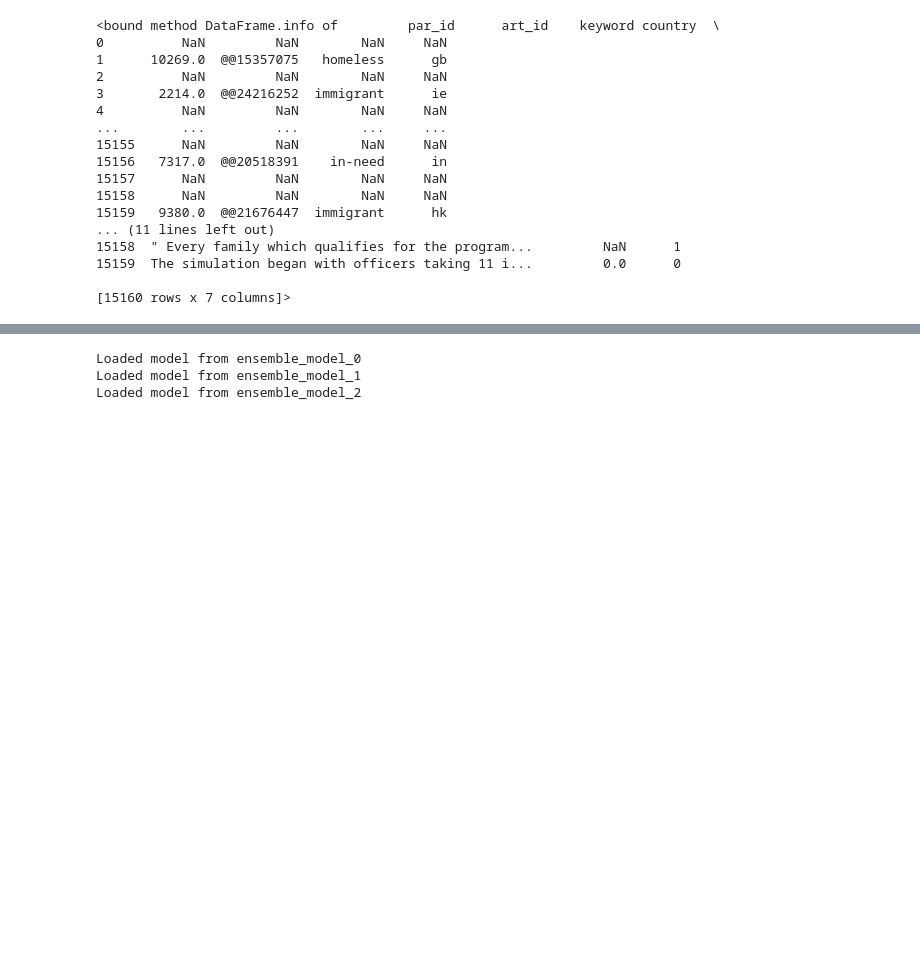
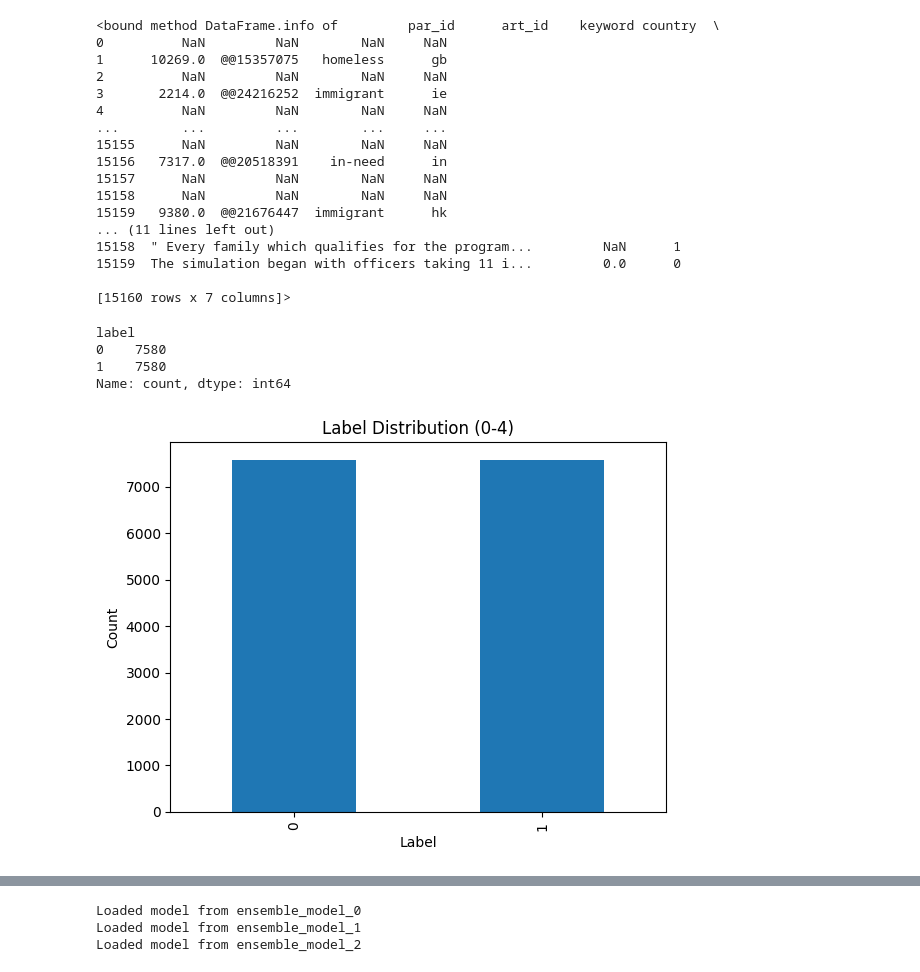
Before and after one commit to FengkaiLiu12138/NLP_CW, a Jupyter notebook: RoBERTa_for_PCL.ipynb, the cells around one changed output, grey strips where cells are left out. Cells and saved outputs as stored; diff of their text form; code cells hidden in the pictures; blank space fills up the shorter version.

```diff
--- a/RoBERTa_for_PCL.ipynb
+++ b/RoBERTa_for_PCL.ipynb
@@ -199,3 +298,19 @@ train_df_final.info
 15159  The simulation began with officers taking 11 i...         0.0      0
 
 [15160 rows x 7 columns]>
+# %%
+# Distribution of original 5 labels (0–4)
+label_counts = train_df_final["label"].value_counts().sort_index()
+print(label_counts)
+
+# Plot distribution
+label_counts.plot(kind="bar", title="Label Distribution (0-4)")
+plt.xlabel("Label")
+plt.ylabel("Count")
+plt.show()
+# %% [output]
+label
+0    7580
+1    7580
+Name: count, dtype: int64
+[figure, added]
```
Also changed, not shown: parts of 9 cells of this notebook.
